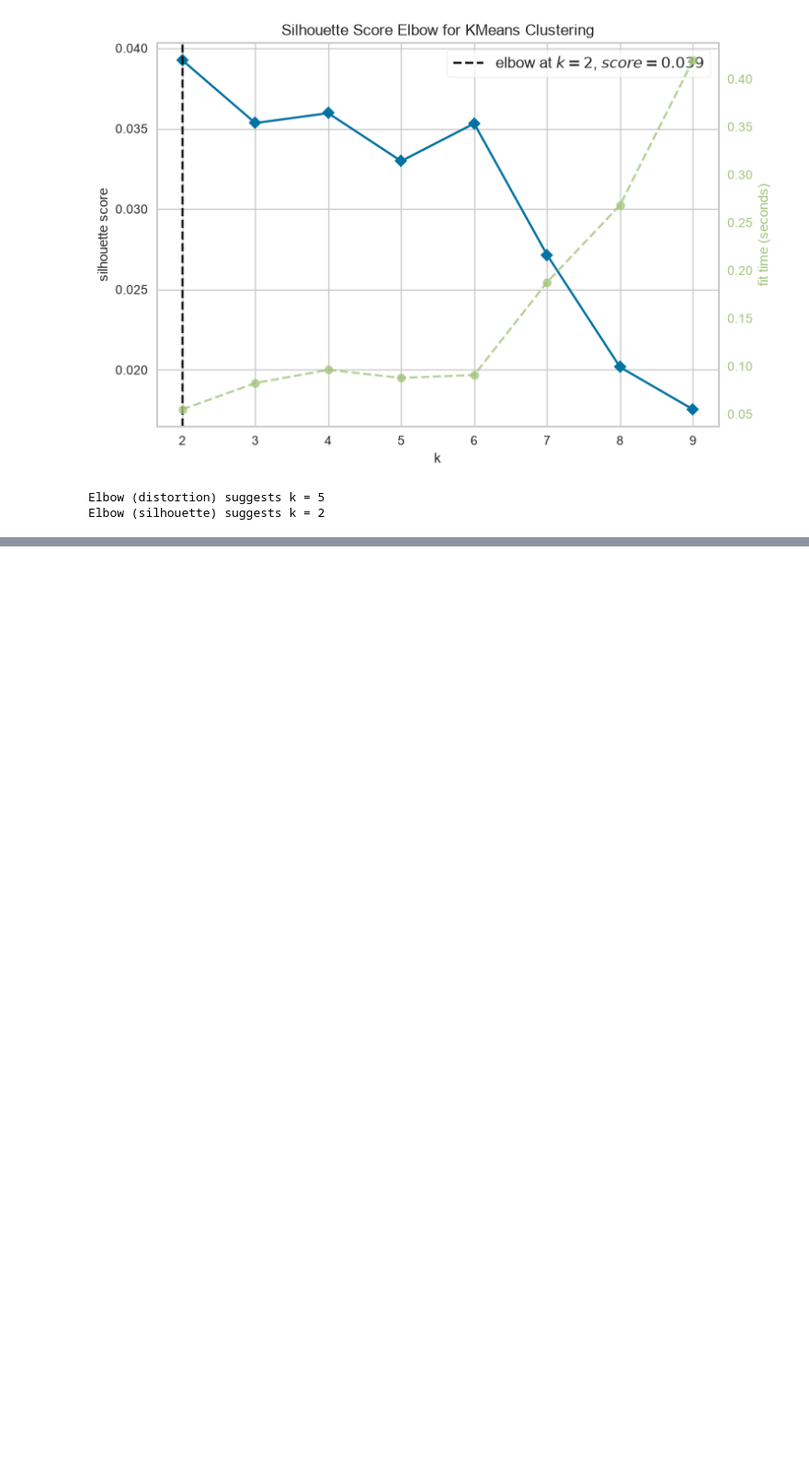
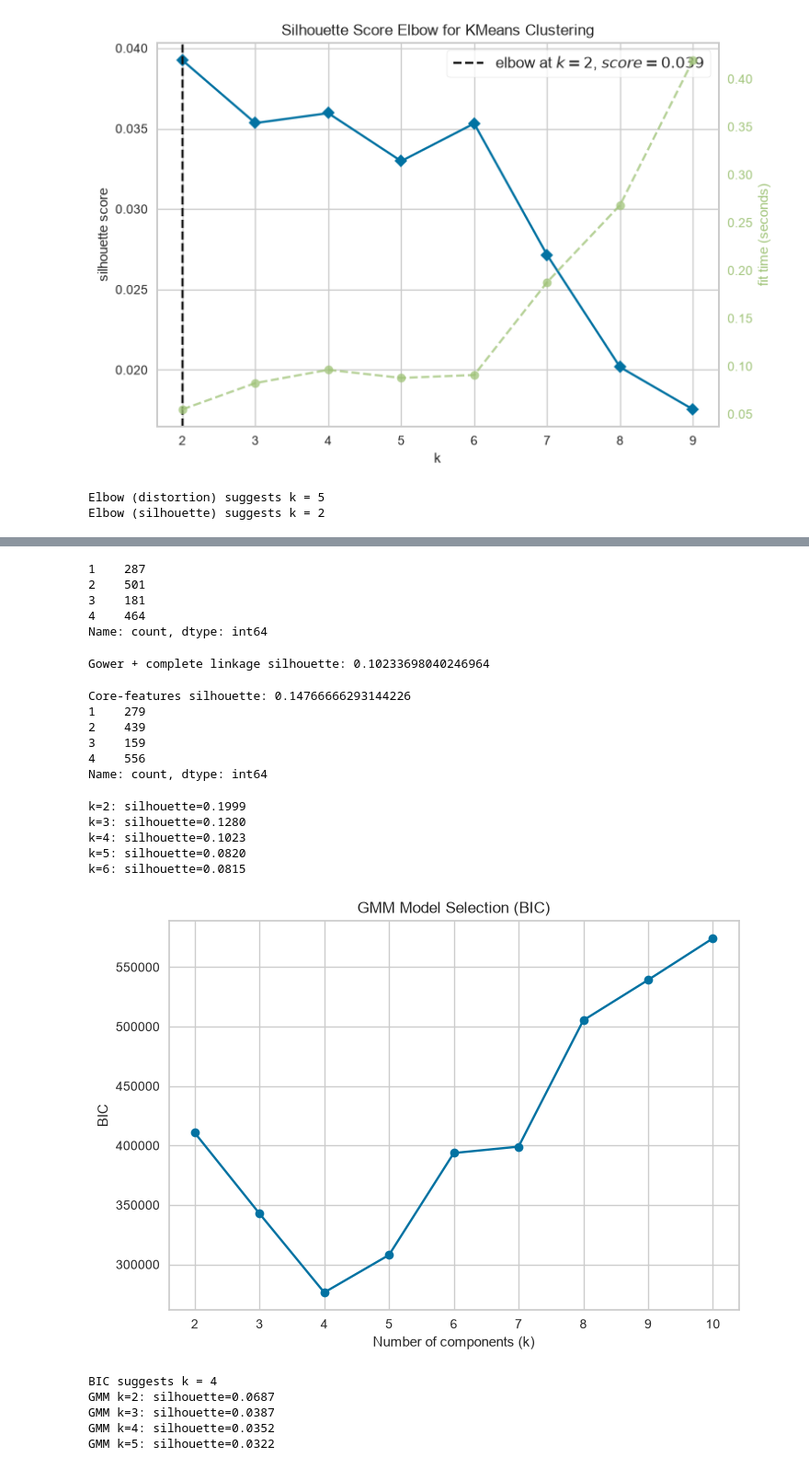
Before and after one commit to NKULTRA/UI_survey_clustering, a Jupyter notebook: notebooks/01_exploration_and_report.ipynb, the cells around one changed output, grey strips where cells are left out. Shown at 92% size. Drawn from its saved outputs; the diff is of its cells as text; code cells hidden in the pictures; blank space fills up the shorter version.

```diff
--- a/notebooks/01_exploration_and_report.ipynb
+++ b/notebooks/01_exploration_and_report.ipynb
@@ -124,0 +199,76 @@ Elbow (PCA silhouette) suggests k = 2
+# %%
+Z_complete, labels_complete = perform_hierarchical_clustering(distance_matrix, n_clusters=4, linkage_method='complete')
+print(pd.Series(labels_complete).value_counts().sort_index())
+# %% [output]
+1    287
+2    501
+3    181
+4    464
+Name: count, dtype: int64
+# %%
+from sklearn.metrics import silhouette_score
+
+score_complete = silhouette_score(distance_matrix, labels_complete, metric='precomputed')
+print("Gower + complete linkage silhouette:", score_complete)
+# %% [output]
+Gower + complete linkage silhouette: 0.10233698040246964
+# %%
+core_attitude_cols = [
+    "age", "sought_treatment", "diagnosed_by_professional",
+    "past_mental_health_disorder", "current_mental_health_disorder",
+    "willingness_share_mental_illness",
+    "comfortable_discussing_with_coworkers", "comfortable_discussing_with_supervisor",
+    "career_impact_mental_health_direction", "team_view_mental_health_direction",
+    "family_history_mental_illness",
+    "negative_consequences_discussion", "negative_consequences_physical_health",
+    "potential_employer_physical_health", "potential_employer_mental_health",
+    "reveal_to_coworkers_direction", "reveal_to_clients_direction",
+]
+core_attitude_cols = [c for c in core_attitude_cols if c in df_final.columns]
+
+X_core = df_final[core_attitude_cols].copy()
+numeric_cols_core = ["age"] + [c for c in feature_config.ORDINAL_COLUMNS if c in X_core.columns]
+
+distance_matrix_core = compute_gower_distance_matrix(X_core, numeric_cols_core)
+
+Z_core, labels_core = perform_hierarchical_clustering(distance_matrix_core, n_clusters=4, linkage_method='complete')
+score_core = silhouette_score(distance_matrix_core, labels_core, metric='precomputed')
+print("Core-features silhouette:", score_core)
+print(pd.Series(labels_core).value_counts().sort_index())
+# %% [output]
+Core-features silhouette: 0.14766666293144226
+1    279
+2    439
+3    159
+4    556
+Name: count, dtype: int64
+# %%
+for k in [2, 3, 4, 5, 6]:
+    _, labels_k = perform_hierarchical_clustering(distance_matrix, n_clusters=k, linkage_method='complete')
+    score_k = silhouette_score(distance_matrix, labels_k, metric='precomputed')
+    print(f"k={k}: silhouette={score_k:.4f}")
+# %% [output]
+k=2: silhouette=0.1999
+k=3: silhouette=0.1280
+k=4: silhouette=0.1023
+k=5: silhouette=0.0820
+k=6: silhouette=0.0815
+# %%
+from src.clustering import plot_gmm_bic_scan, perform_gmm_clustering
+from sklearn.metrics import silhouette_score
+
+bic_scores = plot_gmm_bic_scan(X_scaled_df, max_k=10)
+best_k_bic = min(bic_scores, key=bic_scores.get)
+print("BIC suggests k =", best_k_bic)
+
+for k in [2, 3, 4, 5]:
+    _, labels_gmm = perform_gmm_clustering(X_scaled_df, n_components=k)
+    score = silhouette_score(X_scaled_df, labels_gmm)
+    print(f"GMM k={k}: silhouette={score:.4f}")
+# %% [output]
+[figure, added]
+BIC suggests k = 4
+GMM k=2: silhouette=0.0687
+GMM k=3: silhouette=0.0387
+GMM k=4: silhouette=0.0352
+GMM k=5: silhouette=0.0322
```
Also changed, not shown: parts of 20 cells of this notebook, 2 other files.
